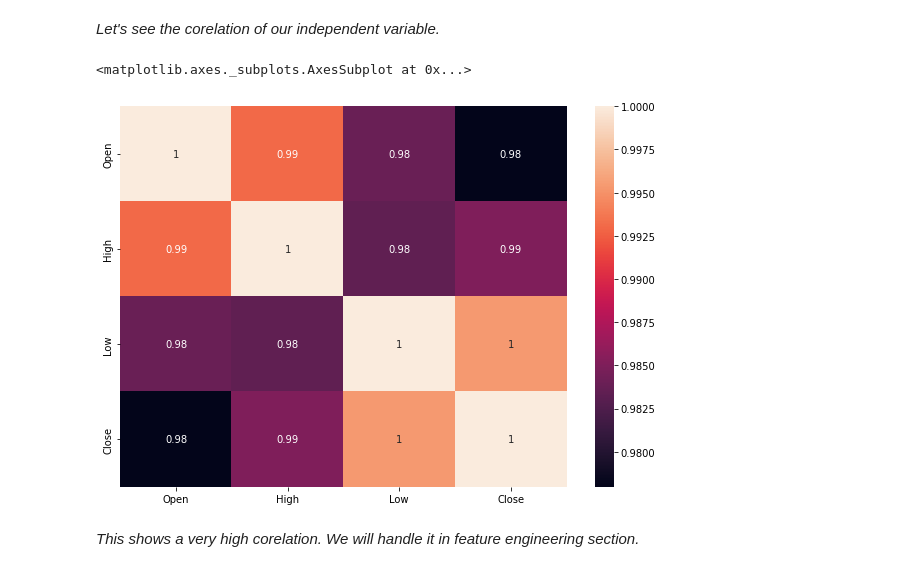
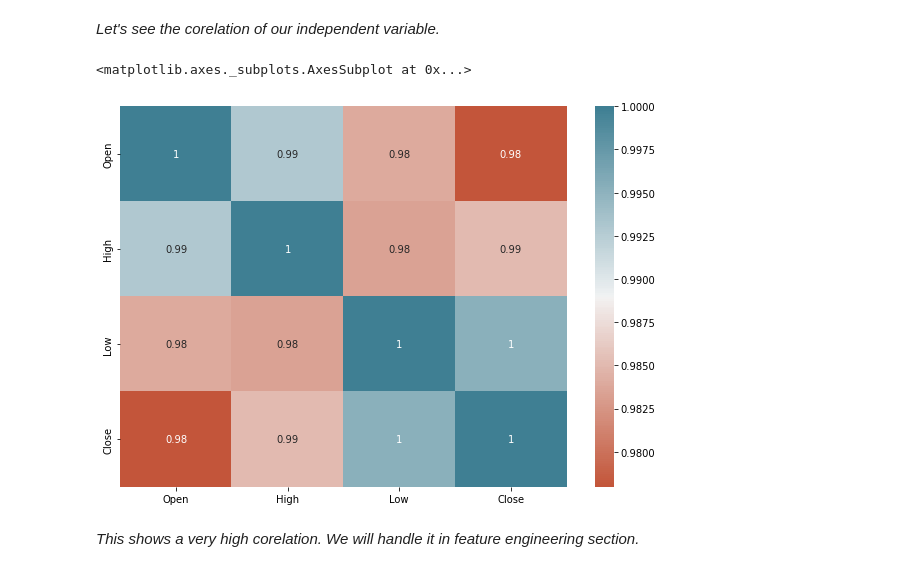
Before and after one commit to akashsinghsharma/almabetter-MLYesBank-RegressionProject, a Jupyter notebook: YES_BANK_Stock_closing_price_prediction.ipynb, the cells around one changed output. Drawn from its saved outputs; the diff is of its cells as text; code cells hidden in the pictures.

```diff
--- a/YES_BANK_Stock_closing_price_prediction.ipynb
+++ b/YES_BANK_Stock_closing_price_prediction.ipynb
@@ -258,10 +289,10 @@ Text(0.5, 1.0, 'Low vs Close')
 # %%
 plt.figure(figsize = (10,7))
 
-sns.heatmap(yes_df.corr(), annot = True)
+sns.heatmap(yes_df.corr(), annot = True ,  cmap=sns.diverging_palette(20, 220, n=200))
 # %% [output]
 <matplotlib.axes._subplots.AxesSubplot at 0x...>
-[figure, old version]
+[figure, new version]
 # %% [markdown]
 *This shows a very high corelation. We will handle it in feature engineering section.*
 # %% [markdown]
```
Also changed, not shown: parts of 12 cells of this notebook.
